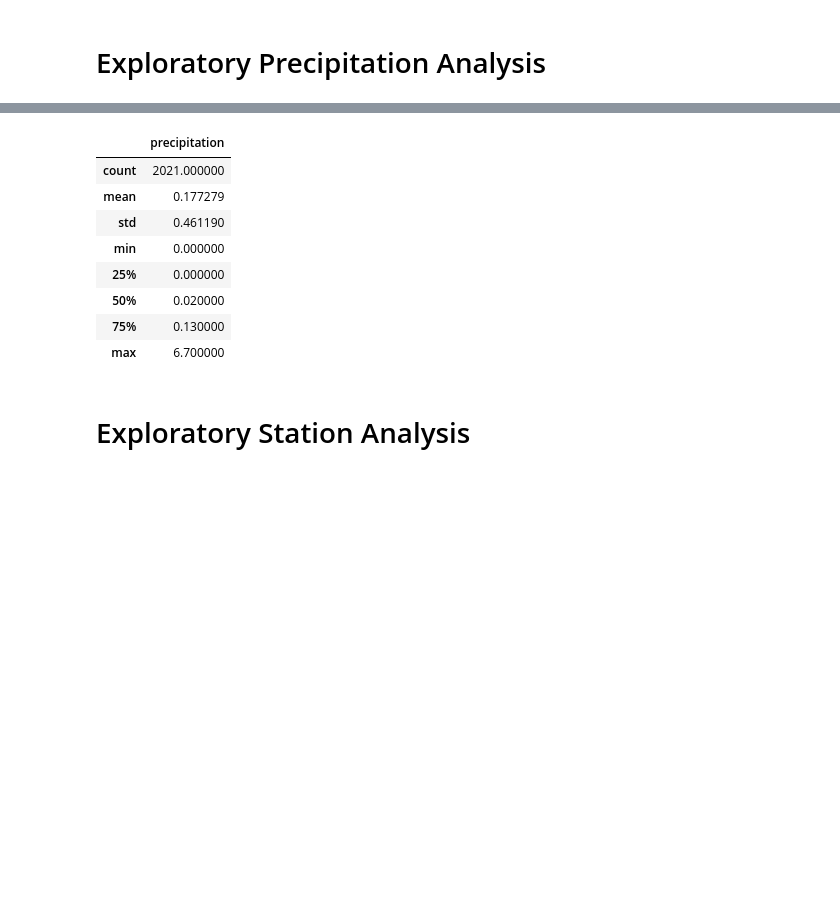
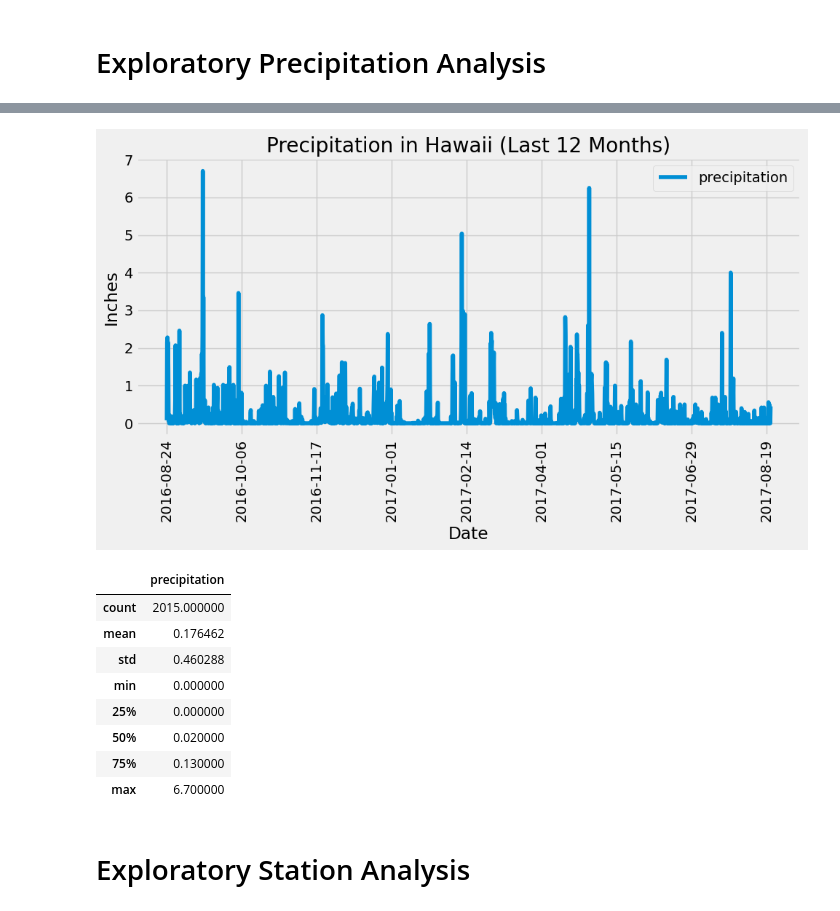
Before and after one commit to lindsayraymcfadyen/sqlalchemy-challenge, a Jupyter notebook: SurfsUp/climate_starter.ipynb, the cells around one changed output, grey strips where cells are left out. Drawn from its saved outputs; the diff is of its cells as text; code cells hidden in the pictures; blank space fills up the shorter version.

```diff
--- a/SurfsUp/climate_starter.ipynb
+++ b/SurfsUp/climate_starter.ipynb
@@ -29,5 +34,7 @@ engine = create_engine("sqlite:///Resources/hawaii.sqlite")
 # %%
 # Assign the measurement class to a variable called `Measurement` and
 # the station class to a variable called `Station`
+Measurement = Base.classes.measurement
+Station = Base.classes.station
 # %%
 # Create a session
@@ -60,10 +76,21 @@ Text(0, 0.5, 'Inches')
+# %%
+# Use Pandas Plotting with Matplotlib to plot the data
+precipitation_df.plot(title="Precipitation in Hawaii (Last 12 Months)", figsize=(10, 6))
+plt.xlabel("Date")
+plt.ylabel("Inches")
+plt.xticks(rotation=90)
+plt.tight_layout()
+plt.show()
+# %% [output]
+[figure, added]
 # %%
 # Use Pandas to calculate the summary statistics for the precipitation data
+precipitation_df.describe()
 # %% [output]
 |  | precipitation |
-| count | 2021.000000 |
-| mean | 0.177279 |
-| std | 0.461190 |
+| count | 2015.000000 |
+| mean | 0.176462 |
+| std | 0.460288 |
 | min | 0.000000 |
 | 25% | 0.000000 |
 | 50% | 0.020000 |
```
Also changed, not shown: parts of 10 cells of this notebook, 3 other files.
